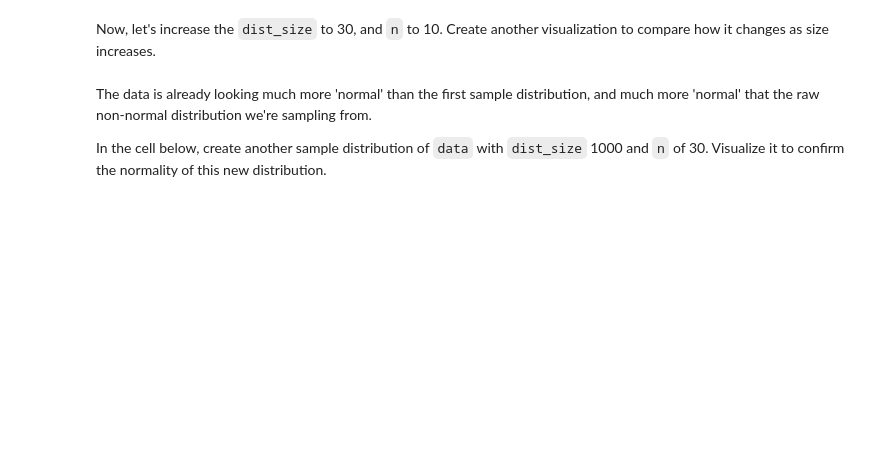
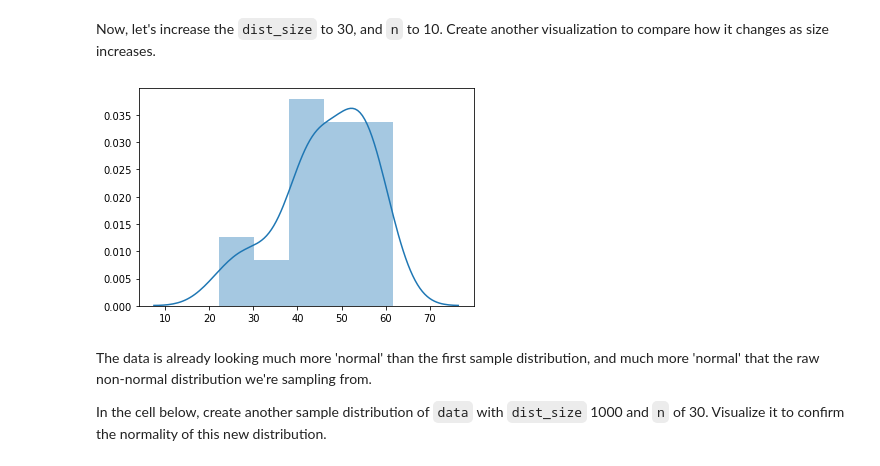
Before and after one commit to adcm2292/dsc-central-limit-theorem-lab, a Jupyter notebook: index.ipynb, the cells around one changed output. Cells and saved outputs as stored; diff of their text form; code cells hidden in the pictures; blank space fills up the shorter version.

```diff
--- a/index.ipynb
+++ b/index.ipynb
@@ -127,3 +128,8 @@ Now, let's increase the `dist_size` to 30, and `n` to 10.  Create another visual
+# %%
+samp_dist1 = create_sample_distribution(data, dist_size=30, n=10)
+sns.distplot(samp_dist1);
+# %% [output]
+[figure, added]
 # %% [markdown]
 The data is already looking much more 'normal' than the first sample distribution, and much more 'normal' that the raw non-normal distribution we're sampling from.
 
```
Also changed, not shown: parts of 6 cells of this notebook.
